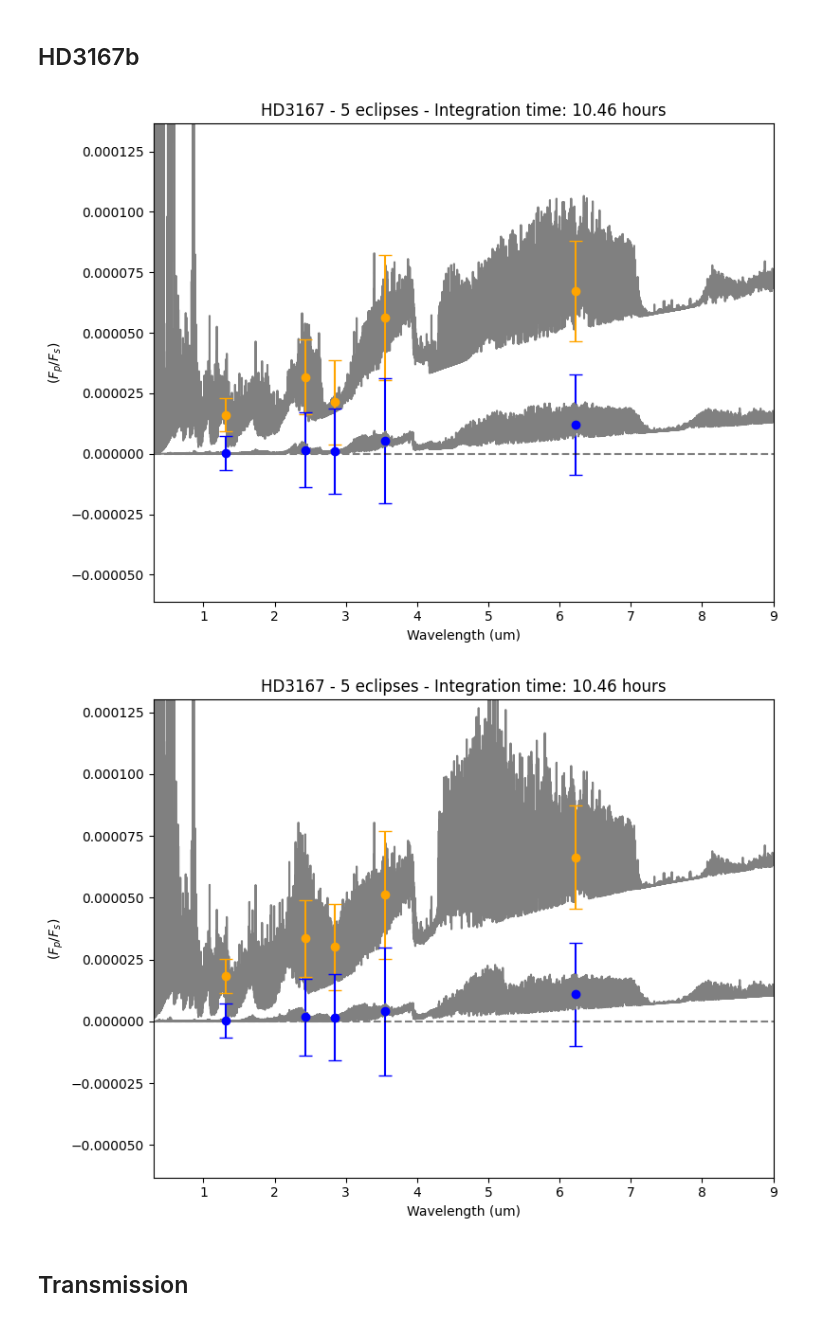
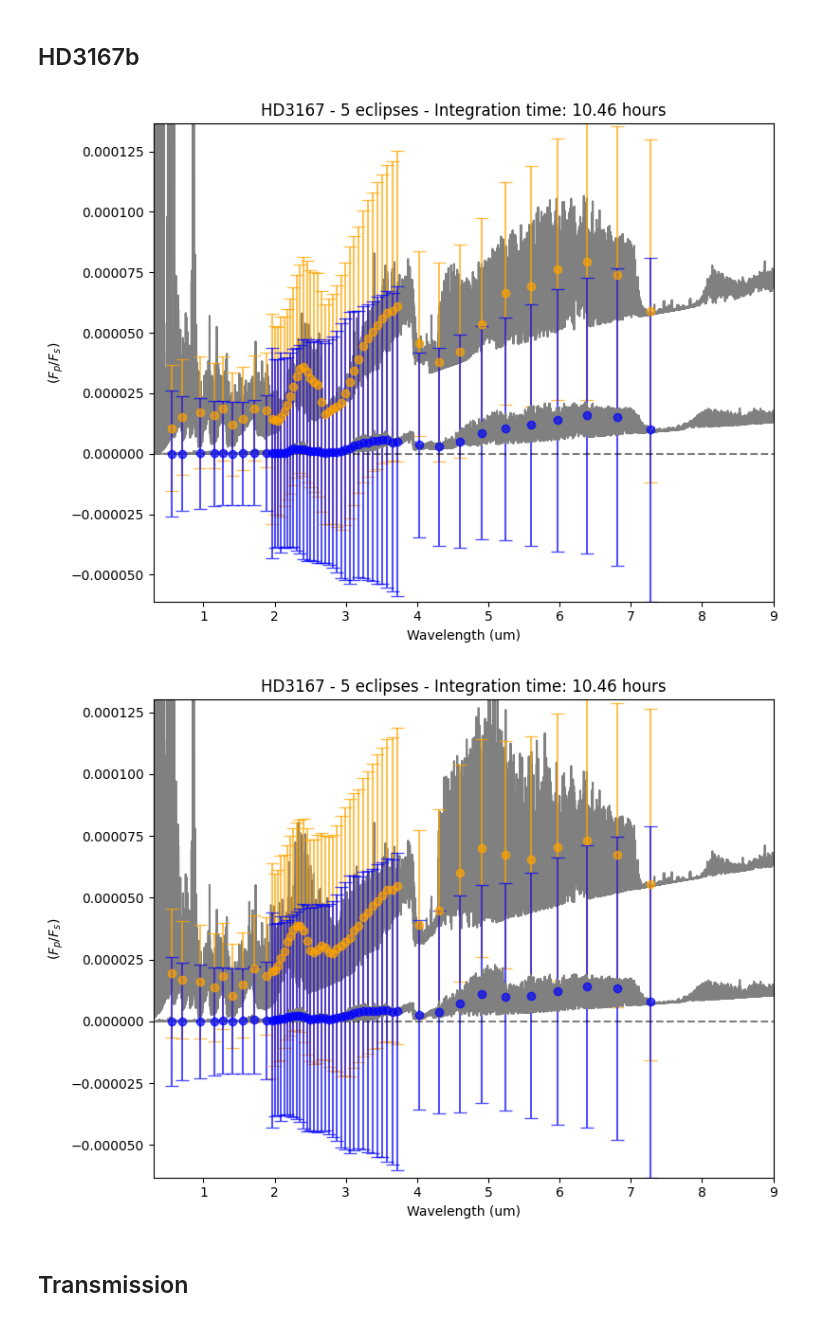
Before and after one commit to lorlo9999/MasterThesis, a Jupyter notebook: RT_final.ipynb, the cells around one changed output. Drawn from its saved outputs; the diff is of its cells as text; code cells hidden in the pictures.

```diff
--- a/RT_final.ipynb
+++ b/RT_final.ipynb
@@ -246,7 +277,7 @@ lines_co2 = [4.2, 4.8, 5.2]
 # %%
 name = 'HD3167'
 eclipses = 5
-binning = True
+binning = False
 sigma = 1
 
 for folder in os.listdir(f"PLANETS/{name}/"):
@@ -443,35 +474,35 @@ for folder in os.listdir(f"PLANETS/{name}/"):
 
         results_level2 = bindown_multiple(output, noise, wlgrid, fpfs, eclipses, name, *new_points)
         results_level2_t = bindown_multiple(output_t, noise, wlgrid_t, fpfs_t, eclipses, name, *new_points_t)
 
         # FINAL BINNED POINTS PLOT
         for out in results_level2:
             plt.errorbar(out[2], out[3], yerr=out[4]*sigma, capsize=5, fmt='o', color='orange')
         for out in results_level2_t:
             plt.errorbar(out[2], out[3], yerr=out[4]*sigma, capsize=5, fmt='o', color='blue')
     else:
         plt.errorbar(output[0], output[1], yerr=noise/np.sqrt(N)*sigma, capsize=5, fmt='o', color='orange', alpha=0.67)
         plt.errorbar(output_t[0], output_t[1], yerr=noise/np.sqrt(N)*sigma, capsize=5, fmt='o', color='blue', alpha=0.67)
 
 
     plt.xlabel("Wavelength (um)")
     plt.ylabel("$(F_p/F_s)$")
     #plt.xscale("log")
     plt.xlim(0.3, 9)
     plt.title(f"{name} - {N} eclipses - Integration time: {time:.2f} hours")
     plt.tight_layout()
     plt.hlines(y=0, xmin = 0.3, xmax = 9, color='black', linestyle='--', alpha=0.5)
 
     plt.plot(wlgrid_t, fpfs_t, color='gray')
     #plt.errorbar(output_t[0], np.random.normal(output_t[1],noise/np.sqrt(N)), yerr=noise/np.sqrt(10), fmt='o')
     #plt.errorbar(output_t[0], output_t[1], yerr=noise/np.sqrt(N), capsize=5, fmt='o', color='blue', alpha=0.67)
 
     plt.savefig(f"PLANETS/{name}/{os.path.basename(simulation_folder)}_eclipse_{N}.pdf", format='pdf')
     show()
     close()
 # %% [output]
-[figure, old version]
+[figure, new version]
-[figure, old version]
+[figure, new version]
 # %% [markdown]
 ## Transmission
 # %%
```
Also changed, not shown: parts of 3 cells of this notebook, 20 other files.
